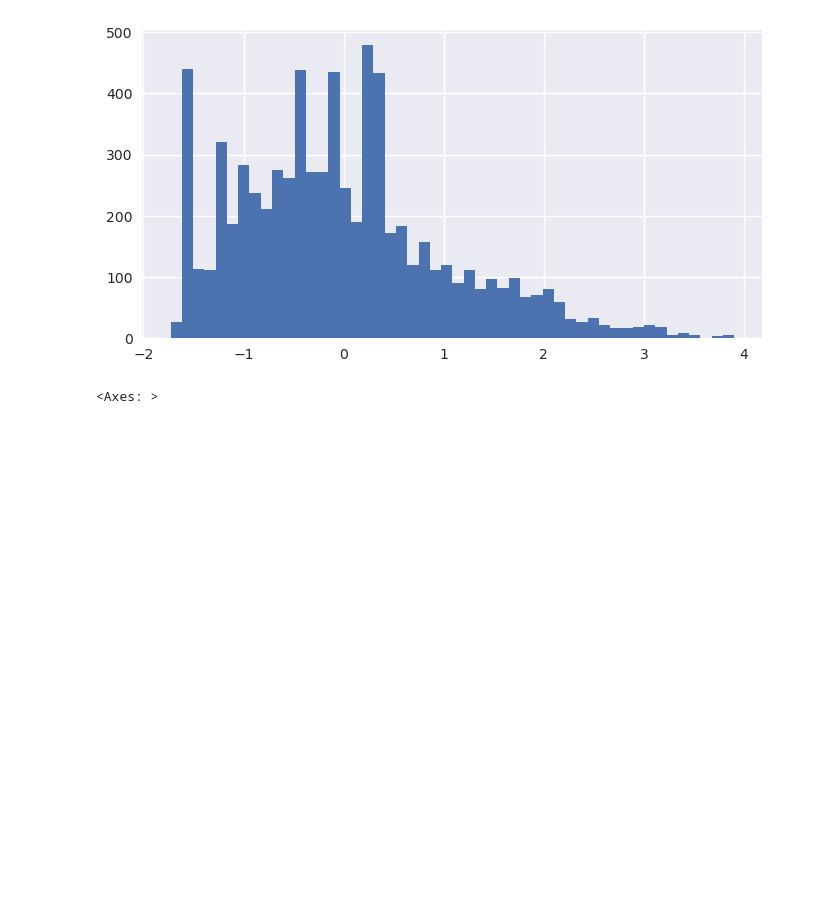
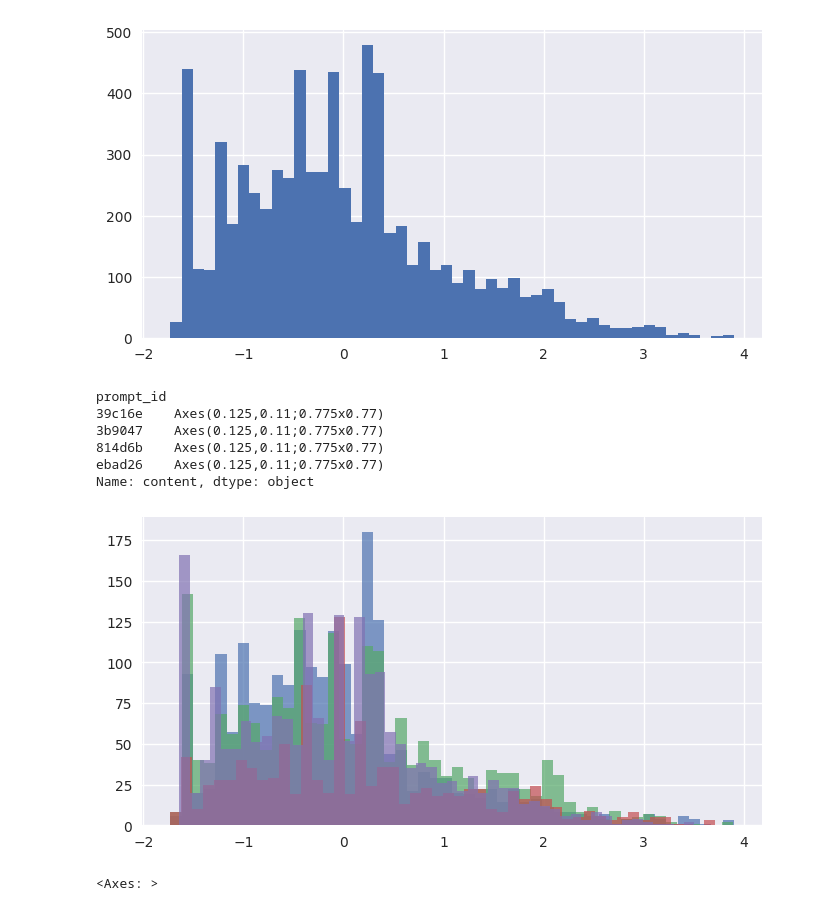
Before and after one commit to konumaru/CommonLit2023, a Jupyter notebook: notebook/eda.ipynb, the cells around one changed output. Cells and saved outputs as stored; diff of their text form; code cells hidden in the pictures; blank space fills up the shorter version.

```diff
--- a/notebook/eda.ipynb
+++ b/notebook/eda.ipynb
@@ -110,6 +110,16 @@ summaries_train["content"].hist(bins=50, figsize=(8, 4))
 # %% [output]
 <Axes: >
 [figure]
+# %%
+summaries_train.groupby("prompt_id")["content"].hist(bins=50, figsize=(8, 4), alpha=0.7)
+# %% [output]
+prompt_id
+39c16e    Axes(0.125,0.11;0.775x0.77)
+3b9047    Axes(0.125,0.11;0.775x0.77)
+814d6b    Axes(0.125,0.11;0.775x0.77)
+ebad26    Axes(0.125,0.11;0.775x0.77)
+Name: content, dtype: object
+[figure, added]
 # %%
 summaries_train["wording"].hist(bins=50, figsize=(8, 4))
 # %% [output]
```
Also changed, not shown: parts of 3 cells of this notebook, 11 other files.
